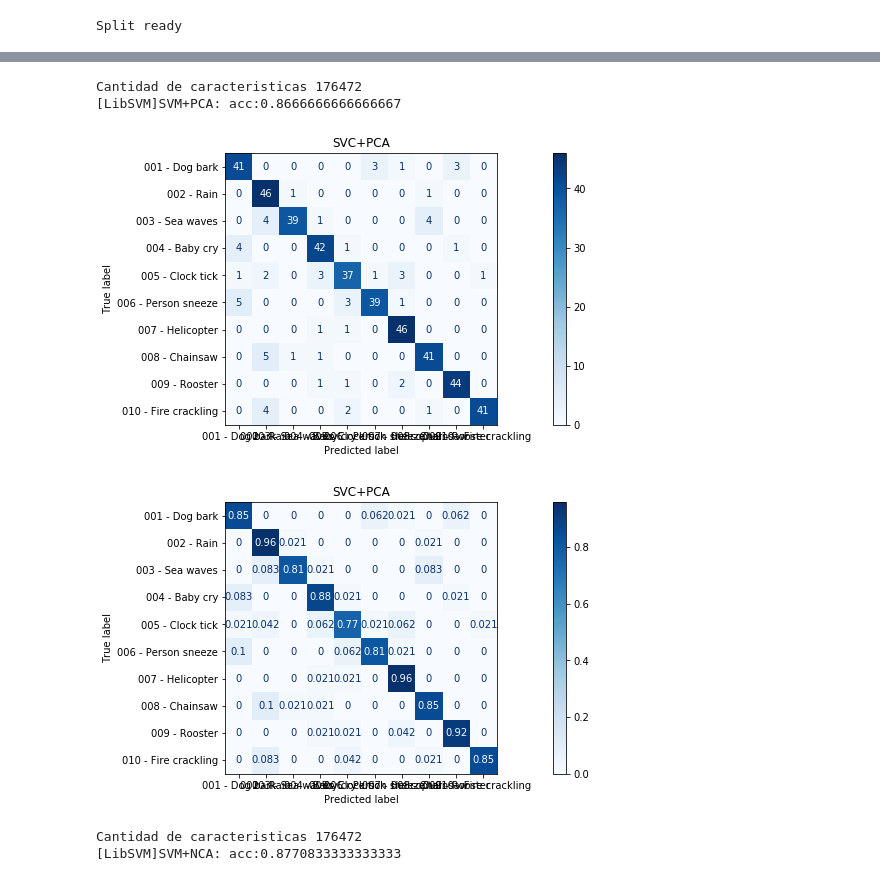
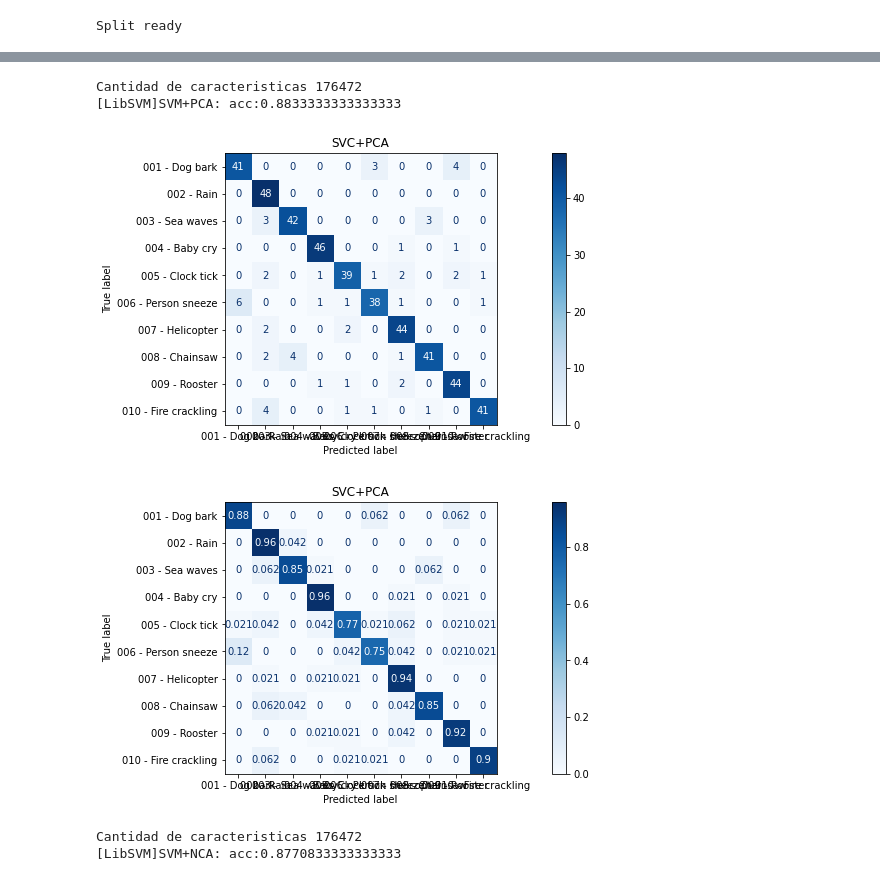
Before and after one commit to DavidCastilloAlvarado/STFT_ESC10, a Jupyter notebook: STFTstudy.ipynb, the cells around one changed output, grey strips where cells are left out. Saved outputs shown, nothing was run; the diff lists cells and outputs as text; code cells hidden in the pictures.

```diff
--- a/STFTstudy.ipynb
+++ b/STFTstudy.ipynb
@@ -323,24 +323,24 @@ plot_confusion_matrix_custom(title = "SVC",
 # %%
 # Modelo con PCA y SVC
 print("Cantidad de caracteristicas", len(X_train[0]))
-pca = PCA(n_components=200)
+pca = PCA(n_components=300)
 pca.fit(X_train) ## justa para todo el espectro de datos
 X_train_PCA = pca.transform(X_train)
 X_test_PCA = pca.transform(X_test)
 clf_PCA = svm.SVC(verbose= True,random_state=None,C=10, kernel='linear', gamma='scale', probability=True )
 clf_PCA.fit(X_train_PCA, y_train)
 y_pred = clf_PCA.predict(X_test_PCA)
 print("SVM+PCA: acc:"+ str(accuracy_score(y_test, y_pred)))
 plot_confusion_matrix_custom(title = "SVC+PCA",
                             classifier=clf_PCA,
                             X_test=X_test_PCA,
                             y_test = y_test,
                             class_names =  classes,
                             normalize =None)
 # %% [output]
 Cantidad de caracteristicas 176472
-[LibSVM]SVM+PCA: acc:0.8666666666666667
+[LibSVM]SVM+PCA: acc:0.8833333333333333
-[figure, old version]
+[figure, new version]
 # %%
 plot_confusion_matrix_custom(title = "SVC+PCA",
                             classifier=clf_PCA,
@@ -349,7 +349,7 @@ plot_confusion_matrix_custom(title = "SVC+PCA",
                             class_names =  classes,
                             normalize ='true')
 # %% [output]
-[figure, old version]
+[figure, new version]
 # %%
 # Modelo con NCA y SVC
 print("Cantidad de caracteristicas", len(X_train[0]))
```
Also changed, not shown: parts of 5 cells of this notebook.
